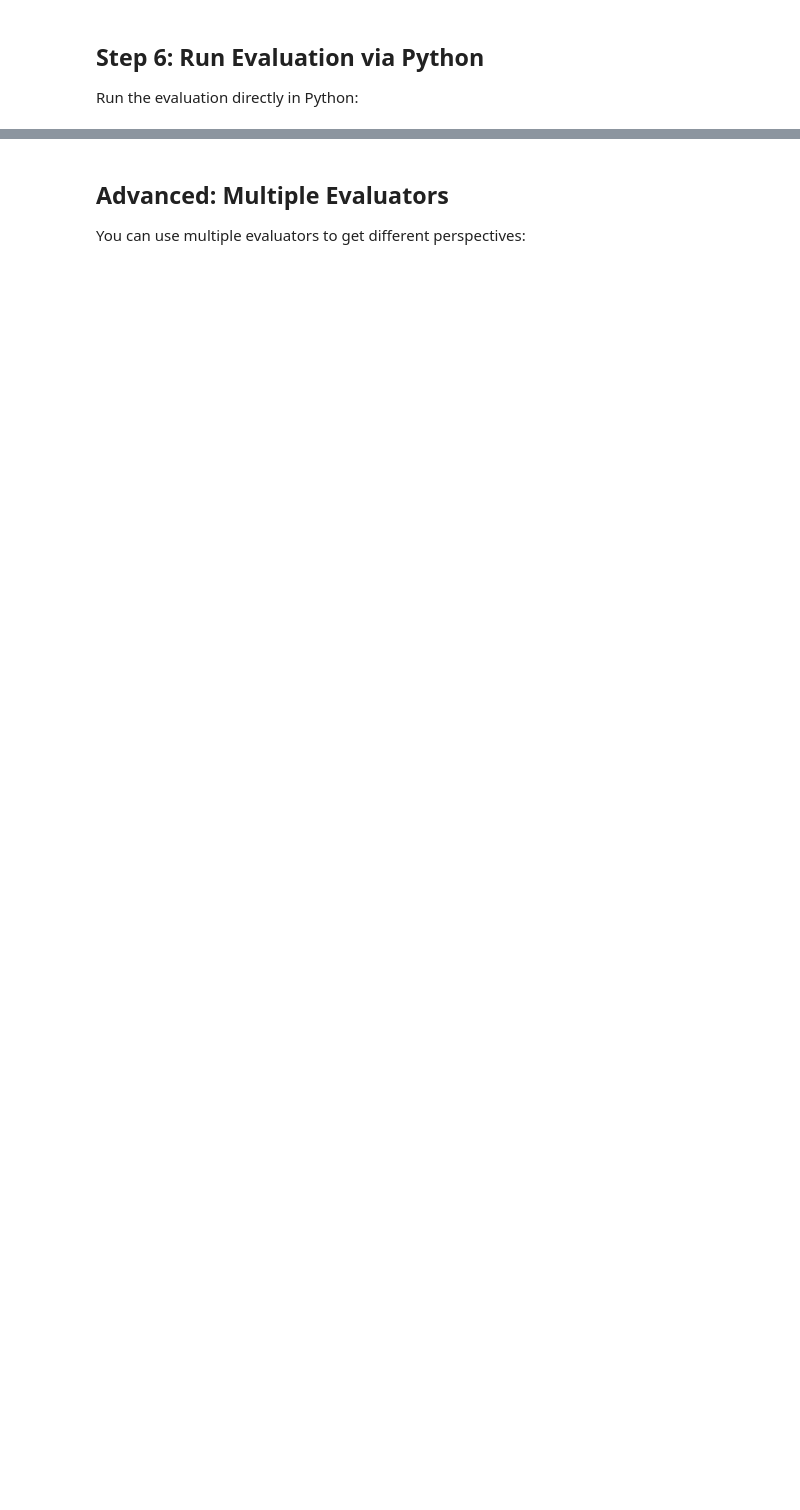
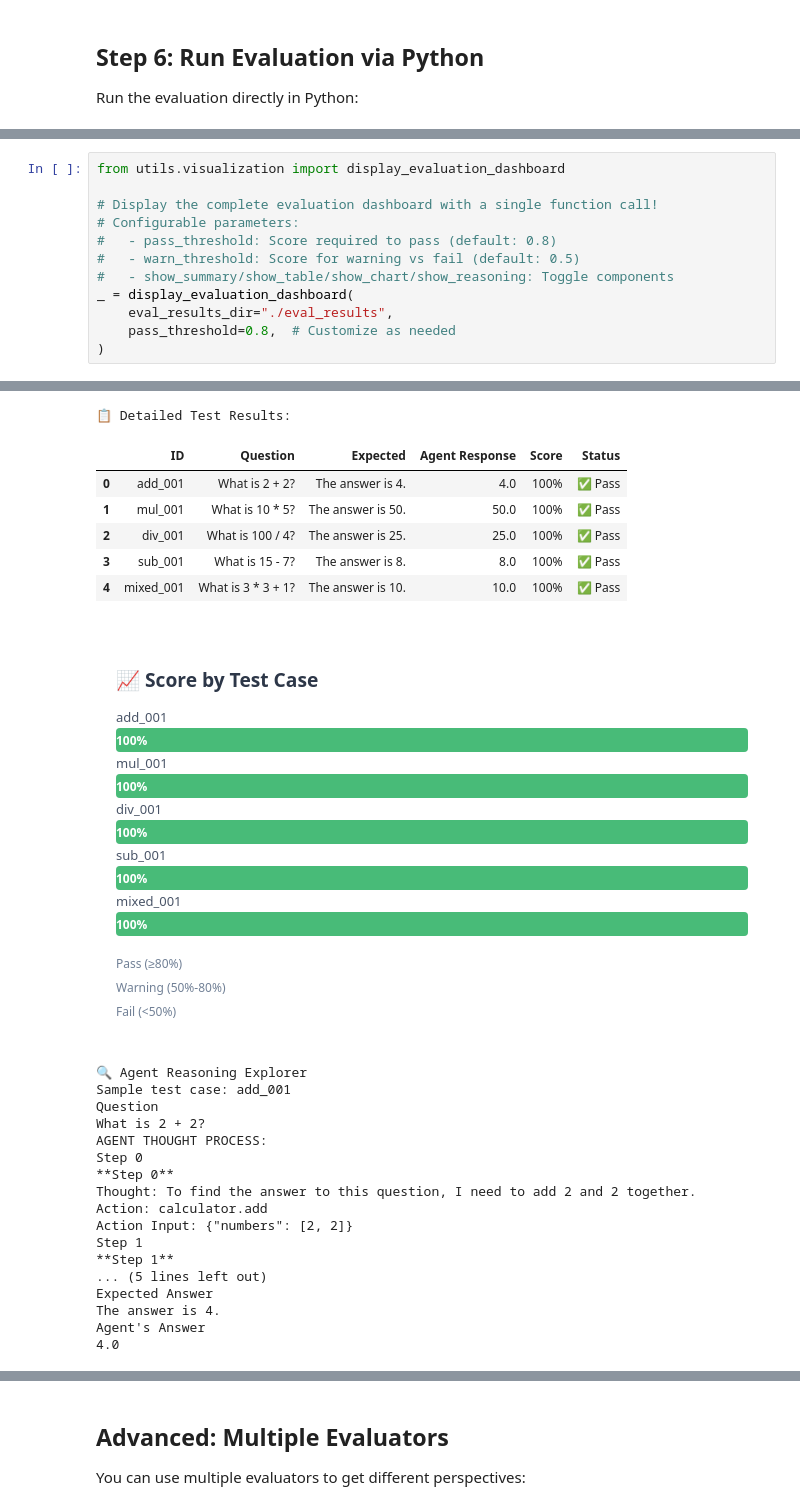
Before and after one commit to pastorsj/NeMo-Agent-Toolkit, a Jupyter notebook: examples/notebooks/sdk/09_evaluation.ipynb, the cells around one changed output, grey strips where cells are left out. Cells and saved outputs as stored; diff of their text form; blank space fills up the shorter version.

```diff
--- a/examples/notebooks/sdk/09_evaluation.ipynb
+++ b/examples/notebooks/sdk/09_evaluation.ipynb
@@ -188,0 +233,13 @@ Run the evaluation directly in Python:
+# %%
+from utils.visualization import display_evaluation_dashboard
+
+# Display the complete evaluation dashboard with a single function call!
+# Configurable parameters:
+#   - pass_threshold: Score required to pass (default: 0.8)
+#   - warn_threshold: Score for warning vs fail (default: 0.5)
+#   - show_summary/show_table/show_chart/show_reasoning: Toggle components
+_ = display_evaluation_dashboard(
+    eval_results_dir="./eval_results",
+    pass_threshold=0.8,  # Customize as needed
+)
+# %% [output]
@@ -188,0 +253,38 @@ Run the evaluation directly in Python:
+📋 Detailed Test Results:
+|  | ID | Question | Expected | Agent Response | Score | Status |
+| 0 | add_001 | What is 2 + 2? | The answer is 4. | 4.0 | 100% | ✅ Pass |
+| 1 | mul_001 | What is 10 * 5? | The answer is 50. | 50.0 | 100% | ✅ Pass |
+| 2 | div_001 | What is 100 / 4? | The answer is 25. | 25.0 | 100% | ✅ Pass |
+| 3 | sub_001 | What is 15 - 7? | The answer is 8. | 8.0 | 100% | ✅ Pass |
+| 4 | mixed_001 | What is 3 * 3 + 1? | The answer is 10. | 10.0 | 100% | ✅ Pass |
+📈 Score by Test Case
+add_001
+100%
+mul_001
+100%
+div_001
+100%
+sub_001
+100%
+mixed_001
+100%
+Pass (≥80%)
+Warning (50%-80%)
+Fail (<50%)
+🔍 Agent Reasoning Explorer
+Sample test case: add_001
+Question
+What is 2 + 2?
+AGENT THOUGHT PROCESS:
+Step 0
+**Step 0**
+Thought: To find the answer to this question, I need to add 2 and 2 together.
+Action: calculator.add
+Action Input: {"numbers": [2, 2]}
+Step 1
+**Step 1**
+... (5 lines left out)
+Expected Answer
+The answer is 4.
+Agent's Answer
+4.0
```
Also changed, not shown: parts of 15 cells of this notebook, 17 other files.
